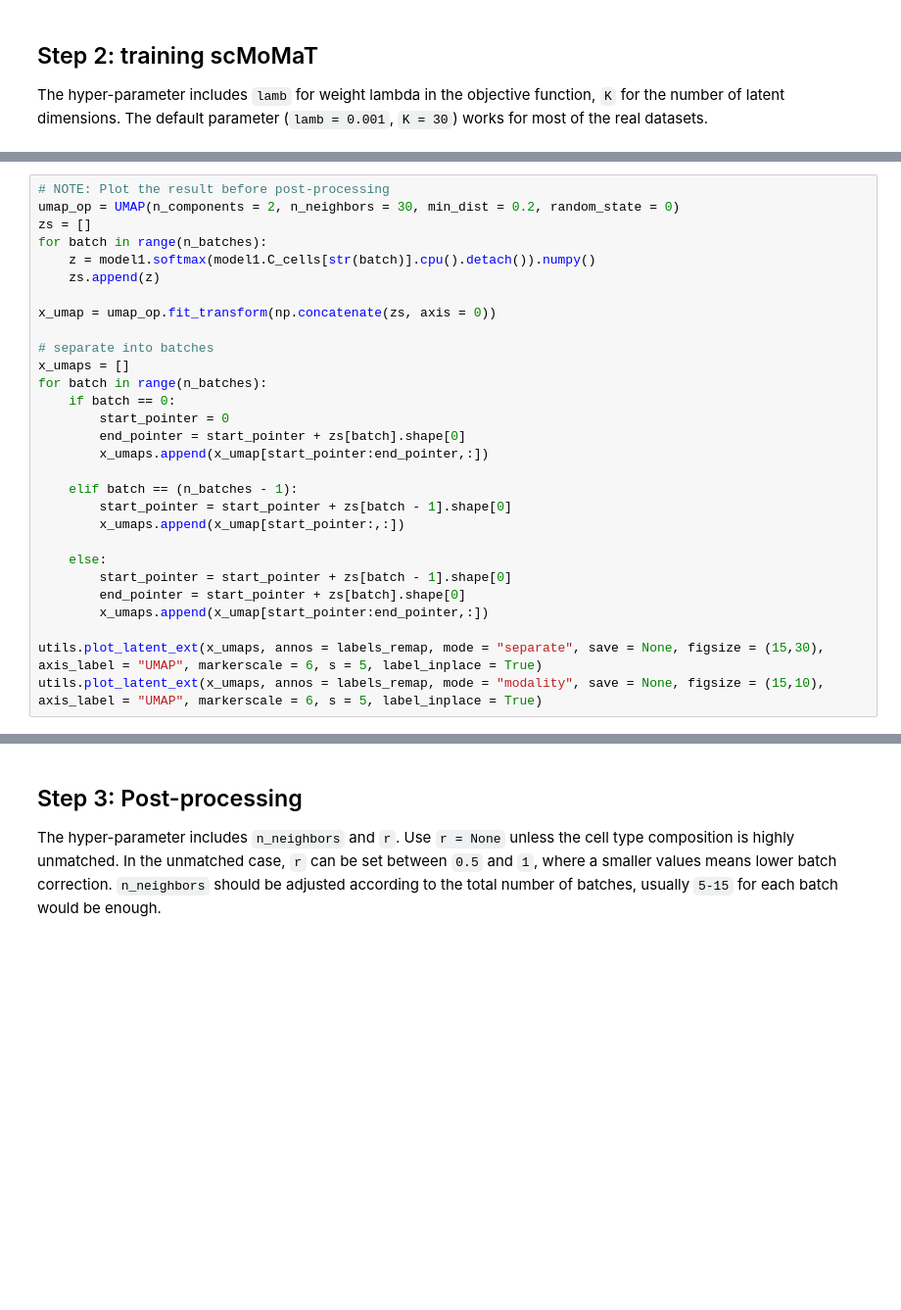
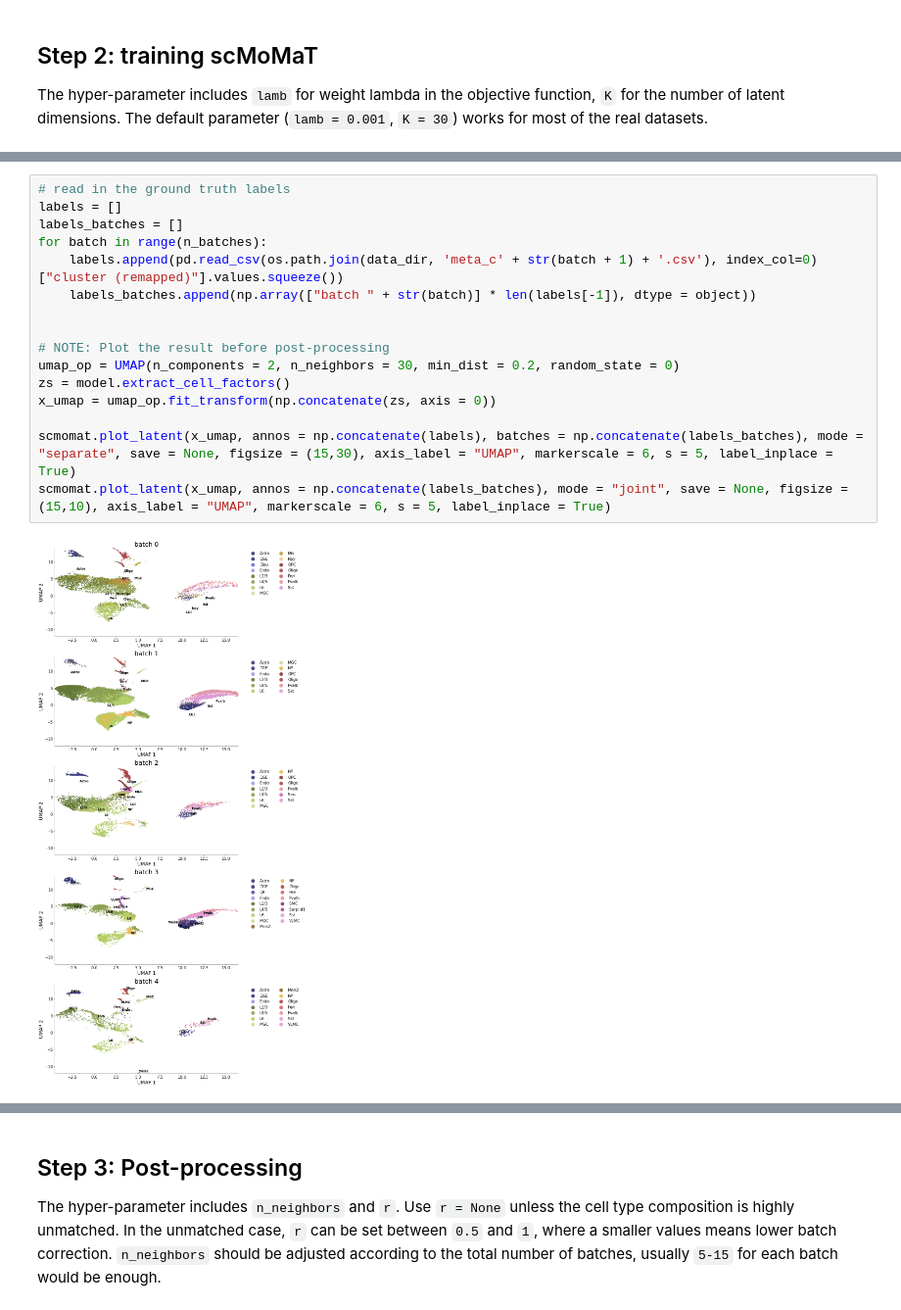
Before and after one commit to PeterZZQ/scMoMaT, a Jupyter notebook: demo_scmomat.ipynb, the cells around one changed output, grey strips where cells are left out. Shown at 98% size. Cells and saved outputs as stored; diff of their text form; blank space fills up the shorter version.

```diff
--- a/demo_scmomat.ipynb
+++ b/demo_scmomat.ipynb
@@ -143,31 +137,2 @@ running time: 166.42757749557495
 [<matplotlib.lines.Line2D at 0x...>]
 [figure]
-# %%
-# NOTE: Plot the result before post-processing
-umap_op = UMAP(n_components = 2, n_neighbors = 30, min_dist = 0.2, random_state = 0)
-zs = []
-for batch in range(n_batches):
-    z = model1.softmax(model1.C_cells[str(batch)].cpu().detach()).numpy()
-    zs.append(z)
-
-x_umap = umap_op.fit_transform(np.concatenate(zs, axis = 0))
-
-# separate into batches
-x_umaps = []
-for batch in range(n_batches):
-    if batch == 0:
-        start_pointer = 0
-        end_pointer = start_pointer + zs[batch].shape[0]
-        x_umaps.append(x_umap[start_pointer:end_pointer,:])
-
-    elif batch == (n_batches - 1):
-        start_pointer = start_pointer + zs[batch - 1].shape[0]
-        x_umaps.append(x_umap[start_pointer:,:])
-
-    else:
-        start_pointer = start_pointer + zs[batch - 1].shape[0]
-        end_pointer = start_pointer + zs[batch].shape[0]
-        x_umaps.append(x_umap[start_pointer:end_pointer,:])
-
-utils.plot_latent_ext(x_umaps, annos = labels_remap, mode = "separate", save = None, figsize = (15,30), axis_label = "UMAP", markerscale = 6, s = 5, label_inplace = True)
-utils.plot_latent_ext(x_umaps, annos = labels_remap, mode = "modality", save = None, figsize = (15,10), axis_label = "UMAP", markerscale = 6, s = 5, label_inplace = True)
@@ -176,0 +139,18 @@ utils.plot_latent_ext(x_umaps, annos = labels_remap, mode = "modality", save = N
+# %%
+# read in the ground truth labels
+labels = []
+labels_batches = []
+for batch in range(n_batches):
+    labels.append(pd.read_csv(os.path.join(data_dir, 'meta_c' + str(batch + 1) + '.csv'), index_col=0)["cluster (remapped)"].values.squeeze())
+    labels_batches.append(np.array(["batch " + str(batch)] * len(labels[-1]), dtype = object))
+
+
+# NOTE: Plot the result before post-processing
+umap_op = UMAP(n_components = 2, n_neighbors = 30, min_dist = 0.2, random_state = 0)
+zs = model.extract_cell_factors()
+x_umap = umap_op.fit_transform(np.concatenate(zs, axis = 0))
+
+scmomat.plot_latent(x_umap, annos = np.concatenate(labels), batches = np.concatenate(labels_batches), mode = "separate", save = None, figsize = (15,30), axis_label = "UMAP", markerscale = 6, s = 5, label_inplace = True)
+scmomat.plot_latent(x_umap, annos = np.concatenate(labels_batches), mode = "joint", save = None, figsize = (15,10), axis_label = "UMAP", markerscale = 6, s = 5, label_inplace = True)
+# %% [output]
+[figure, added]
```
Also changed, not shown: parts of 12 cells of this notebook, 7 other files.
